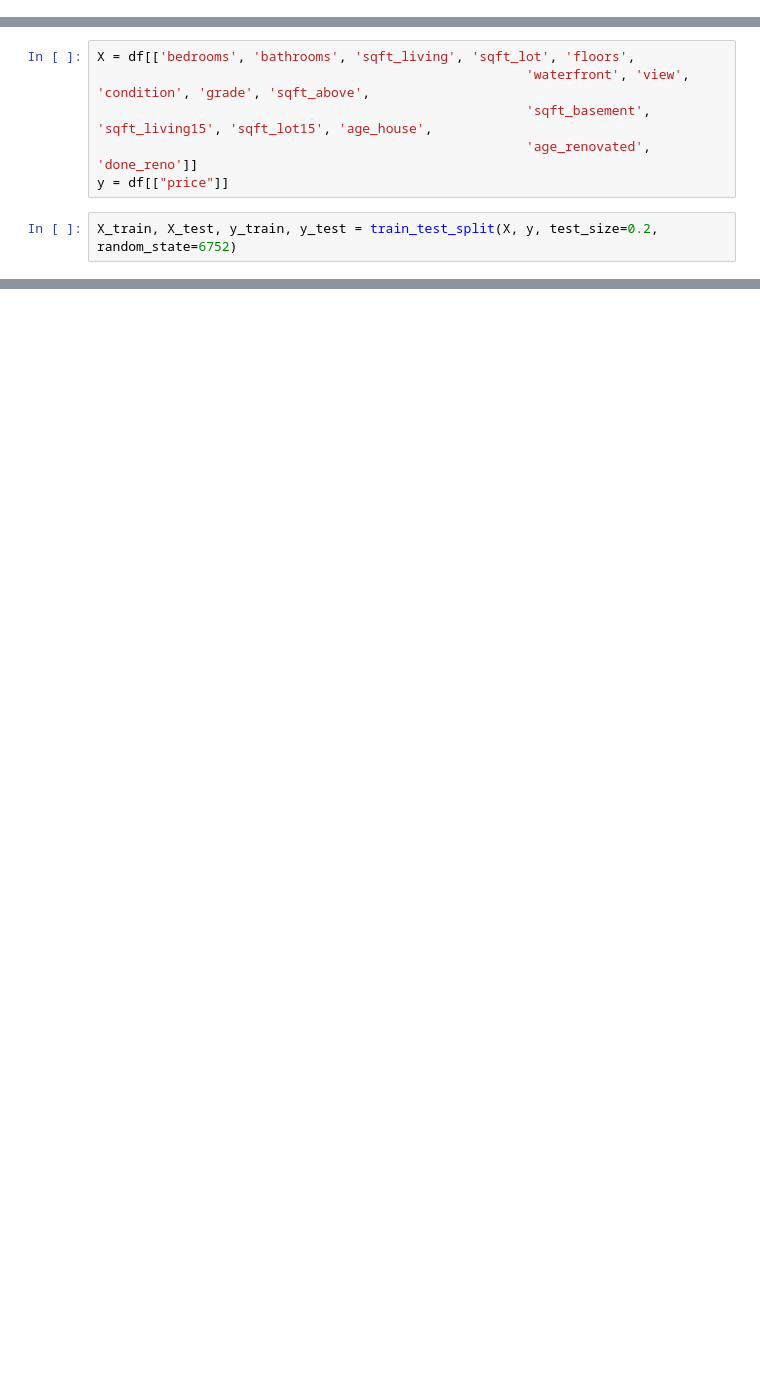
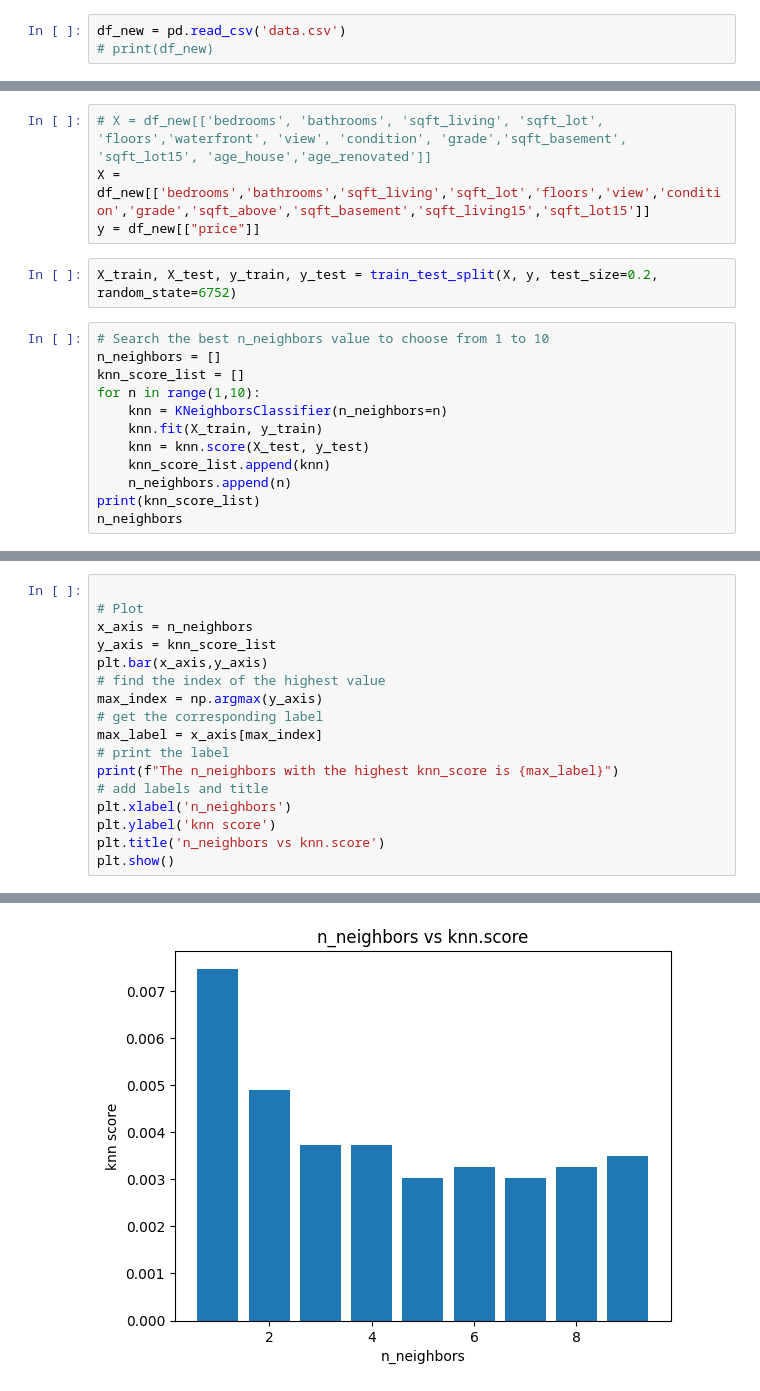
Before and after one commit to RolaMmss/Une-application-pour-pr-dire-le-prix-d-une-maison, a Jupyter notebook: data_modelisation.ipynb, the cells around one changed output, grey strips where cells are left out. Cells and saved outputs as stored; diff of their text form; blank space fills up the shorter version.

```diff
--- a/data_modelisation.ipynb
+++ b/data_modelisation.ipynb
@@ -8 +13,4 @@ from sklearn.neighbors import KNeighborsClassifier
+# %%
+df_new = pd.read_csv('data.csv')
+# print(df_new)
 # %%
@@ -30,8 +61,18 @@ NoneType
 # %%
-X = df[['bedrooms', 'bathrooms', 'sqft_living', 'sqft_lot', 'floors',
-                                                       'waterfront', 'view', 'condition', 'grade', 'sqft_above',
-                                                       'sqft_basement', 'sqft_living15', 'sqft_lot15', 'age_house',
-                                                       'age_renovated', 'done_reno']]
-y = df[["price"]]
+# X = df_new[['bedrooms', 'bathrooms', 'sqft_living', 'sqft_lot', 'floors','waterfront', 'view', 'condition', 'grade','sqft_basement', 'sqft_lot15', 'age_house','age_renovated']]
+X = df_new[['bedrooms','bathrooms','sqft_living','sqft_lot','floors','view','condition','grade','sqft_above','sqft_basement','sqft_living15','sqft_lot15']]
+y = df_new[["price"]]
 # %%
 X_train, X_test, y_train, y_test = train_test_split(X, y, test_size=0.2, random_state=6752)
+# %%
+# Search the best n_neighbors value to choose from 1 to 10
+n_neighbors = []
+knn_score_list = []
+for n in range(1,10):
+    knn = KNeighborsClassifier(n_neighbors=n)
+    knn.fit(X_train, y_train)
+    knn = knn.score(X_test, y_test)
+    knn_score_list.append(knn)
+    n_neighbors.append(n)
+print(knn_score_list)
+n_neighbors
@@ -37,0 +82,18 @@ X_train, X_test, y_train, y_test = train_test_split(X, y, test_size=0.2, random_
+# %%
+
+# Plot
+x_axis = n_neighbors
+y_axis = knn_score_list
+plt.bar(x_axis,y_axis)
+# find the index of the highest value
+max_index = np.argmax(y_axis)
+# get the corresponding label
+max_label = x_axis[max_index]
+# print the label
+print(f"The n_neighbors with the highest knn_score is {max_label}")
+# add labels and title
+plt.xlabel('n_neighbors')
+plt.ylabel('knn score')
+plt.title('n_neighbors vs knn.score')
+plt.show()
+# %% [output]
@@ -38 +101,2 @@ X_train, X_test, y_train, y_test = train_test_split(X, y, test_size=0.2, random_
+[figure, added]
 # %%
```
Also changed, not shown: parts of 33 cells of this notebook, 2 other files.
